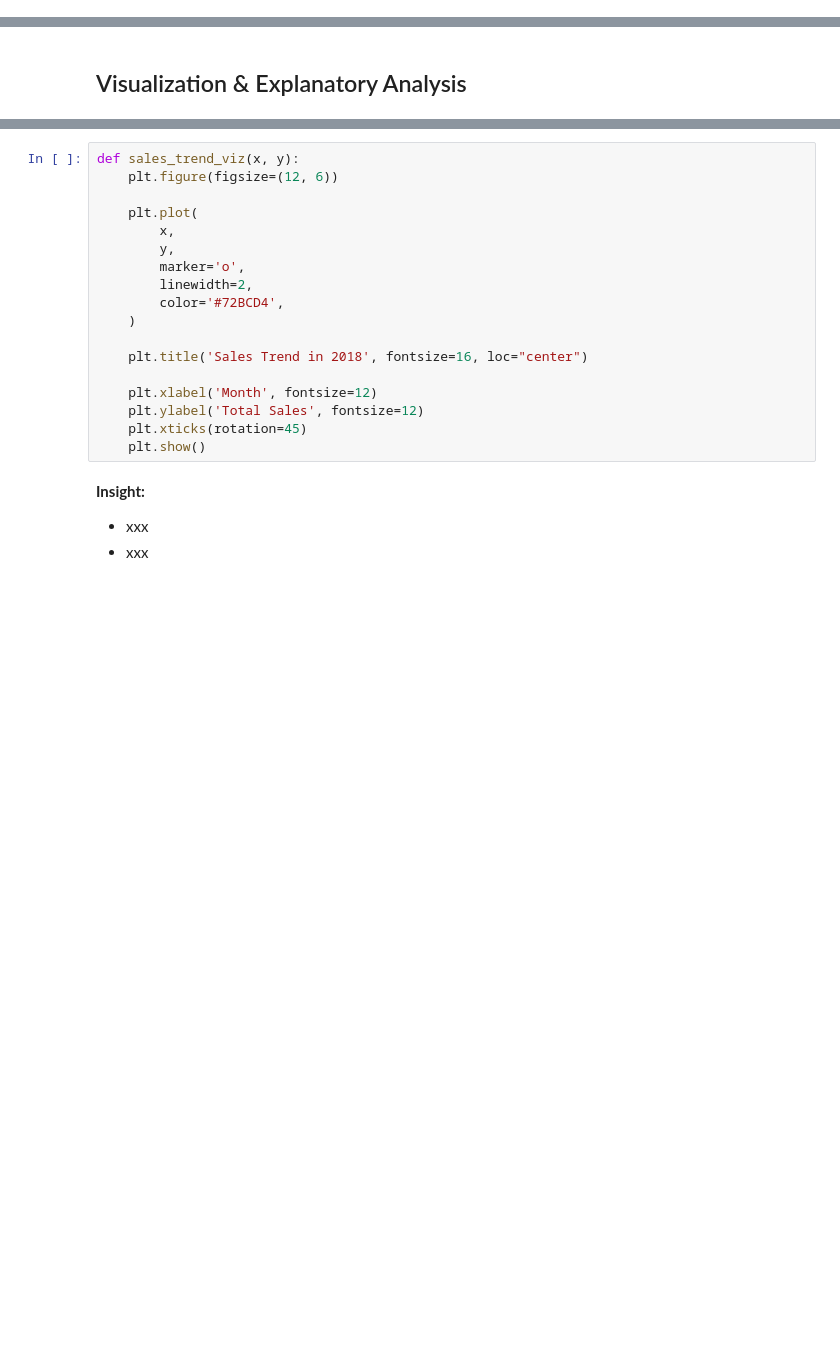
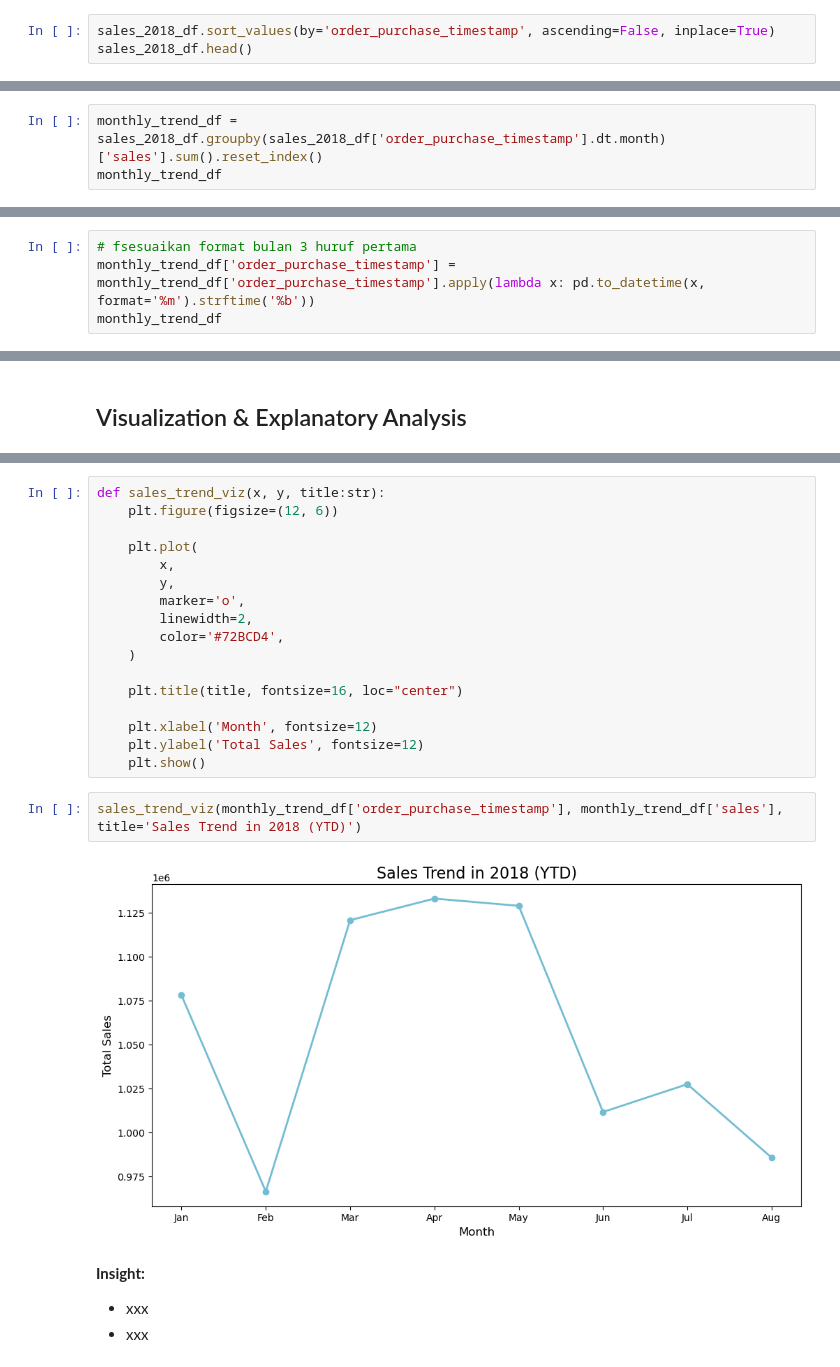
Before and after one commit to Sulbae/Fundamental-Analisis-Data, a Jupyter notebook: Proyek_Analisis_Data_Anggun-Sulis-Setyawan.ipynb, the cells around one changed output, grey strips where cells are left out. Drawn from its saved outputs; the diff is of its cells as text; blank space fills up the shorter version.

Commit message:
update: trend analysis

```diff
--- a/Proyek_Analisis_Data_Anggun-Sulis-Setyawan.ipynb
+++ b/Proyek_Analisis_Data_Anggun-Sulis-Setyawan.ipynb
@@ -732,0 +767,3 @@ memory usage: 7.6+ MB
+# %%
+sales_2018_df.sort_values(by='order_purchase_timestamp', ascending=False, inplace=True)
+sales_2018_df.head()
@@ -732,0 +783,3 @@ memory usage: 7.6+ MB
+# %%
+monthly_trend_df = sales_2018_df.groupby(sales_2018_df['order_purchase_timestamp'].dt.month)['sales'].sum().reset_index()
+monthly_trend_df
@@ -732,0 +796,4 @@ memory usage: 7.6+ MB
+# %%
+# fsesuaikan format bulan 3 huruf pertama
+monthly_trend_df['order_purchase_timestamp'] = monthly_trend_df['order_purchase_timestamp'].apply(lambda x: pd.to_datetime(x, format='%m').strftime('%b'))
+monthly_trend_df
@@ -745,5 +822,5 @@ memory usage: 7.6+ MB
 # %%
-def sales_trend_viz(x, y):
+def sales_trend_viz(x, y, title:str):
     plt.figure(figsize=(12, 6))
 
     plt.plot(
@@ -754,12 +831,15 @@ def sales_trend_viz(x, y):
         color='#72BCD4',
     )
 
-    plt.title('Sales Trend in 2018', fontsize=16, loc="center")
+    plt.title(title, fontsize=16, loc="center")
 
     plt.xlabel('Month', fontsize=12)
     plt.ylabel('Total Sales', fontsize=12)
-    plt.xticks(rotation=45)
     plt.show()
+# %%
+sales_trend_viz(monthly_trend_df['order_purchase_timestamp'], monthly_trend_df['sales'], title='Sales Trend in 2018 (YTD)')
+# %% [output]
+[figure, added]
 # %% [markdown]
 **Insight:**
 - xxx
```
Also changed, not shown: parts of 17 cells of this notebook.
